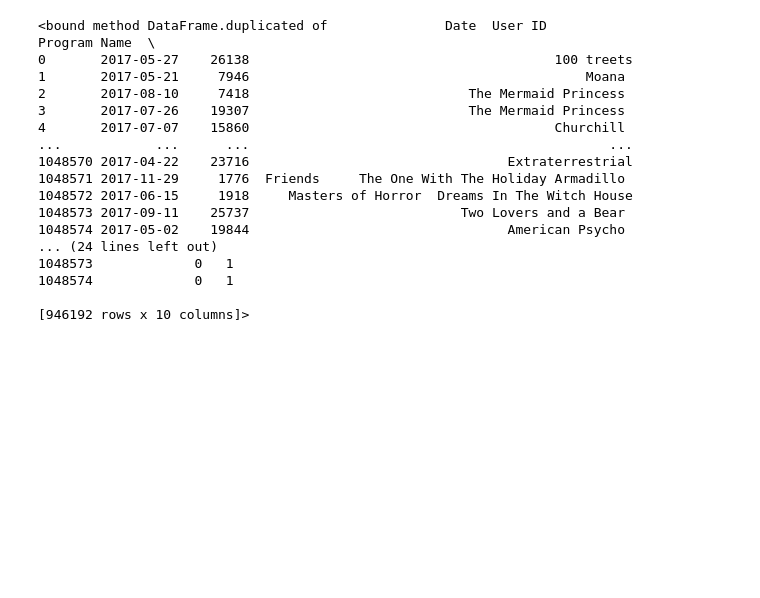
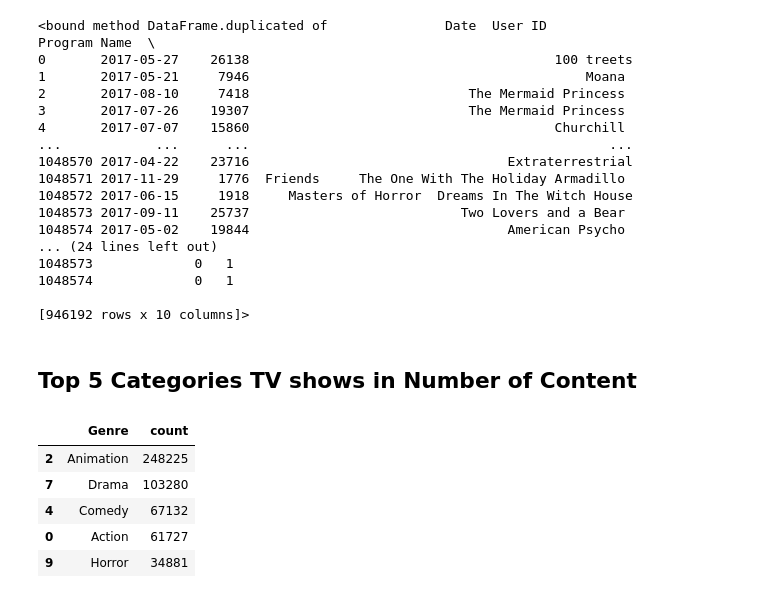
Before and after one commit to Tuwaiq-Data-Science-Bootcamp-V2/Bootcamp-Project-2, a Jupyter notebook: STC_Jawwy_TV.ipynb, the cells around one changed output. Cells and saved outputs as stored; diff of their text form; code cells hidden in the pictures; blank space fills up the shorter version.

```diff
--- a/STC_Jawwy_TV.ipynb
+++ b/STC_Jawwy_TV.ipynb
@@ -88,3 +81,16 @@ dtype: object
 1048574             0   1
 
 [946192 rows x 10 columns]>
+# %% [markdown]
+## Top 5 Categories TV shows in Number of Content
+# %%
+cat_5 = df.groupby('Genre')['Type'].apply(lambda x: (x=='SERIES/EPISODES').sum()).reset_index(name='count')
+cat_5 = cat_5.sort_values(by='count', ascending=False)
+cat_5.head(5)
+# %% [output]
+|  | Genre | count |
+| 2 | Animation | 248225 |
+| 7 | Drama | 103280 |
+| 4 | Comedy | 67132 |
+| 0 | Action | 61727 |
+| 9 | Horror | 34881 |
```
Also changed, not shown: parts of 2 cells of this notebook.
